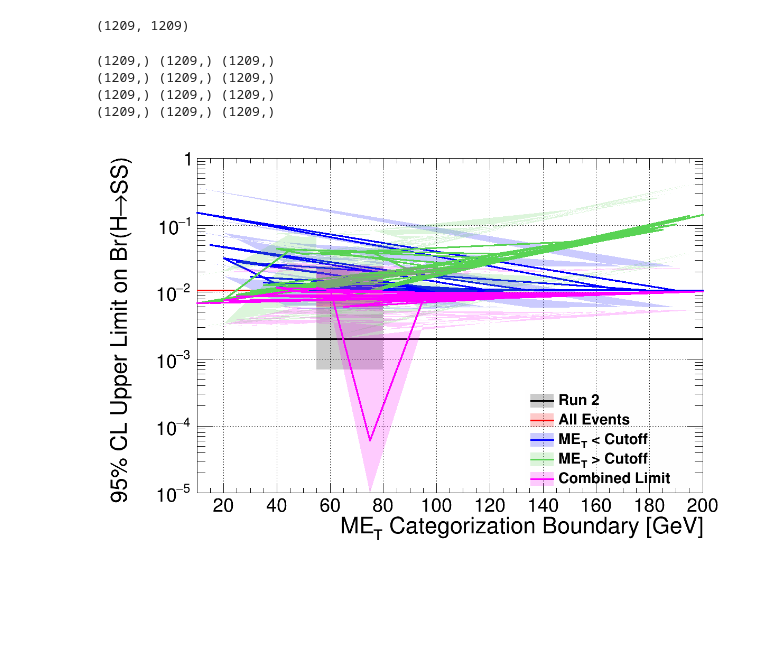
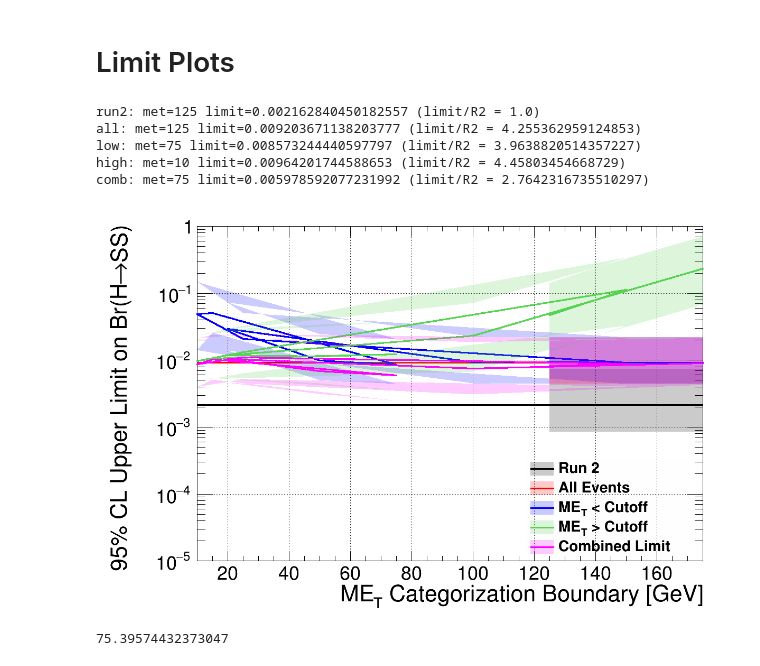
Before and after one commit to cms-lpc-llp/mds_analysis, a Jupyter notebook: notebooks/split_limit.ipynb, the cells around one changed output. Saved outputs shown, nothing was run; the diff lists cells and outputs as text; code cells hidden in the pictures; blank space fills up the shorter version.

```diff
--- a/notebooks/split_limit.ipynb
+++ b/notebooks/split_limit.ipynb
@@ -460,28 +761,21 @@ single_lumi \t lnN \t 1.2 \t - \t 1.2 \t - \t 1.2 \t - \t 1.2 \t -
+# %% [markdown]
+# Limit Plots
 # %%
 import pickle
 
 # Christinas Run2 limits
-# r2_limit_tree = []
-# with open(f'{DATA_DIR}/BB_15_DTCSC.csv', "r") as fin:
-#     for line in fin:
-#         if "ctau" in line:
-#             print(line.rstrip())
-#             continue
-#         r2_limit_tree.append([float(x) for x in line.split(",")])
+r2_limit_tree = []
+with open(f'{DATA_DIR}/BB_15_DTCSC.csv', "r") as fin:
+    for line in fin:
+        if "ctau" in line:
+            print(line.rstrip())
+            continue
+        r2_limit_tree.append([float(x) for x in line.split(",")])
 
-# r2_limit_tree = np.array(r2_limit_tree, dtype=np.float32)
-# r2_limit_tree = r2_limit_tree[np.argsort(r2_limit_tree[:,0])]
+r2_limit_tree = np.array(r2_limit_tree, dtype=np.float32)
+r2_limit_tree = r2_limit_tree[np.argsort(r2_limit_tree[:,0])]
 
+R2_LIMIT = r2_limit_tree[r2_limit_tree[:,0] == CTAU/1000, -1][0]
 # My Run3 limits
 with open(f'{DATA_DIR}/limits.pkl', 'rb') as f:
     limit_dict = pickle.load(f)
-
-idxs1 = np.argsort(np.array(limit_dict['all']['met']))
-idxs2 = np.argsort(np.array(limit_dict['all']['ctau'])[idxs1])
-for k, v in limit_dict.items():
-    for k2, v2 in v.items():
-        limit_dict[k][k2] = np.array(v2)[idxs1][idxs2]
-# %%
-len(limit_dict['all']['met']), len(METS) * len(CTAUS)
-# %% [output]
-(1209, 1209)
@@ -507,47 +812,53 @@ for il, name in enumerate(['run2', 'all', 'low', 'high', 'comb']):
         limitELs = limit_dict[name]['2.5'] # * 23/137
         limitEHs = limit_dict[name]['97.5'] # * 23/137
 
-        print(ctaus.shape, mets.shape, limits.shape)
         # _mets, _limits = mets, limits
         _mets, _limits = mets[ctaus == CTAU], limits[ctaus == CTAU]
         # _limitELs, _limitEHs = limitELs[ctaus == CTAU], limitEHs[ctaus == CTAU]
         _limitELs, _limitEHs = np.abs(_limits - limitELs[ctaus == CTAU]), np.abs(limitEHs[ctaus == CTAU] - _limits)
     else:
         _mets = mets[ctaus == CTAU]
 
-        _limits = np.ones_like(_mets) * 2e-3#r2_limit_tree[r2_limit_tree[:,0] == CTAU, -1]
-        _limitELs = np.abs(np.ones_like(_mets) * 7e-4 - _limits)#r2_limit_tree[r2_limit_tree[:,0] == CTAU, 1]
-        _limitEHs = np.abs(np.ones_like(_mets) * 9e-3 - _limits)#r2_limit_tree[r2_limit_tree[:,0] == CTAU, -2]
+        _limits = r2_limit_tree[r2_limit_tree[:,0] == CTAU/1000, -1] * np.ones_like(_mets)
+        _limitELs = np.abs(r2_limit_tree[r2_limit_tree[:,0] == CTAU/1000, 1] * np.ones_like(_mets) - _limits)
+        _limitEHs = np.abs(r2_limit_tree[r2_limit_tree[:,0] == CTAU/1000, -2] * np.ones_like(_mets) - _limits)
 
-    # gr = TGraph(len(mets), mets*1., limits*1.)
-    # print(name, _limitELs, _limitEHs)
+    idx = np.argmin(_limits)
+    print(f'{name}: met={_mets[idx]} limit={_limits[idx]} (limit/R2 = {_limits[idx] / R2_LIMIT})')
+
+
     gr = TGraphAsymmErrors(len(_mets), _mets*1., _limits*1., _mets*0., _mets*0., _limitELs*1., _limitEHs*1.)
     gr.SetName(names[name])
     gr.GetXaxis().SetTitle('ME_{T} Categorization Boundary [GeV]')
     gr.GetYaxis().SetTitle('95% CL Upper Limit on Br(H#rightarrowSS)')
     gr.GetXaxis().SetLimits(np.min(_mets), np.max(_mets))
     gr.SetMinimum(1e-5)
     gr.SetMaximum(1)
 
     gr.SetLineWidth(3)
     gr.SetLineColor(SCL[il])
 
     gr.SetMarkerSize(1)
     gr.SetMarkerColor(SCL[il])
     gr.SetMarkerStyle(rt.kFullCircle)
 
     gr.SetFillColorAlpha(SCL[il], 0.2)
 
     gr.Draw(('' if il else 'A ') + 'L3')
     legend.AddEntry(gr, gr.GetName(), 'LF')
     gc.append(gr)
 
 
 legend.Draw()
 canvas.Draw()
 # %% [output]
-(1209,) (1209,) (1209,)
-(1209,) (1209,) (1209,)
-(1209,) (1209,) (1209,)
-(1209,) (1209,) (1209,)
+run2: met=125 limit=0.002162840450182557 (limit/R2 = 1.0)
+all: met=125 limit=0.009203671138203777 (limit/R2 = 4.255362959124853)
+low: met=75 limit=0.008573244440597797 (limit/R2 = 3.9638820514357227)
+high: met=10 limit=0.00964201744588653 (limit/R2 = 4.45803454668729)
+comb: met=75 limit=0.005978592077231992 (limit/R2 = 2.7642316735510297)
-[figure, old version]
+[figure, new version]
+# %%
+rdfs['r3'].Max('met').GetValue()
+# %% [output]
+75.39574432373047
```
Also changed, not shown: parts of 19 cells of this notebook, 7 other files.
